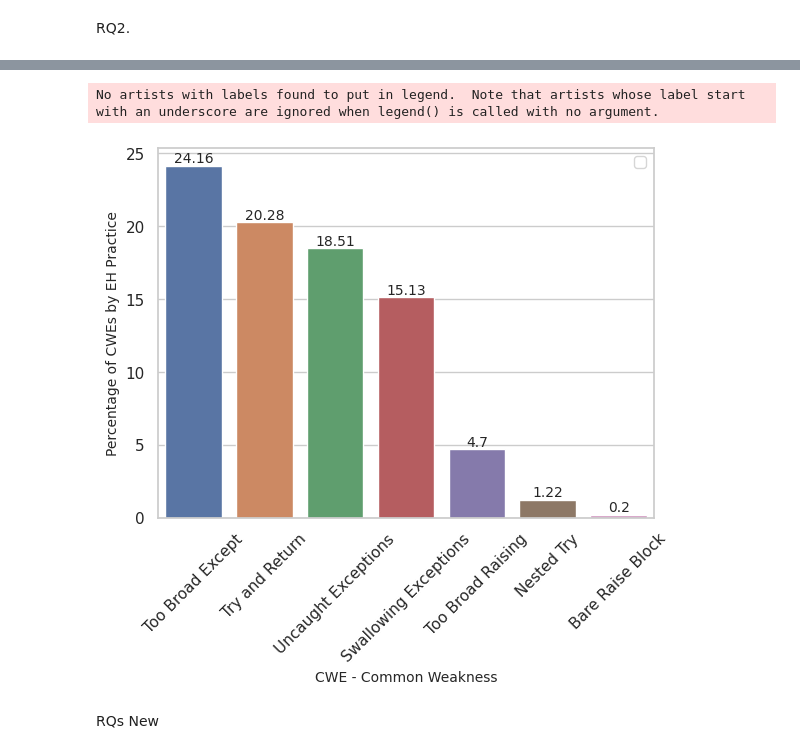
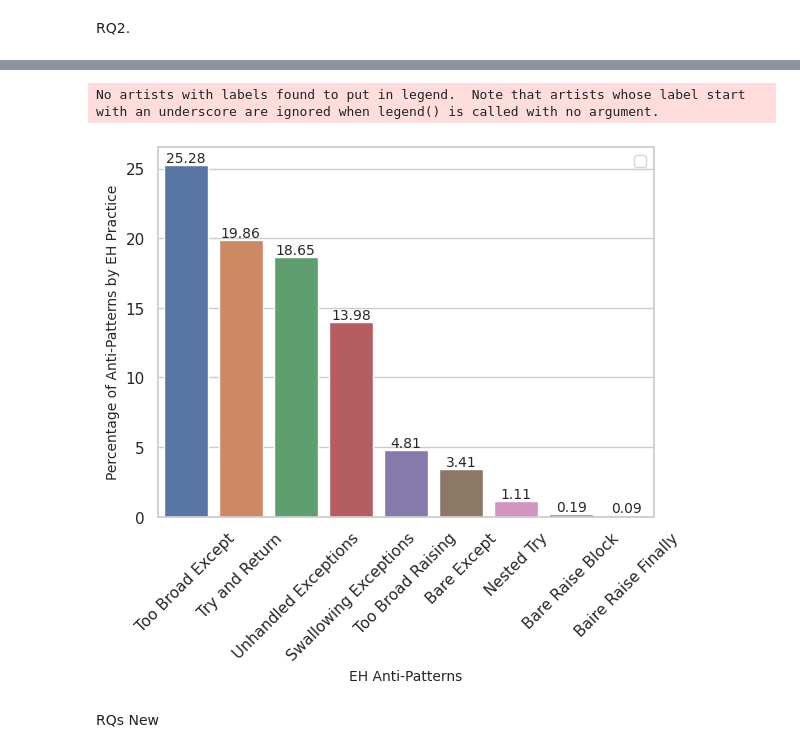
Before and after one commit to r4phael/exception-miner-multi, a Jupyter notebook: notebooks/eh_py_analysis.ipynb, the cells around one changed output, grey strips where cells are left out. Drawn from its saved outputs; the diff is of its cells as text; code cells hidden in the pictures.

```diff
--- a/notebooks/eh_py_analysis.ipynb
+++ b/notebooks/eh_py_analysis.ipynb
@@ -570,8 +551,9 @@ Index(['file', 'function', 'func_body', 'n_try_except', 'n_try_pass',
       dtype='object')
 # %%
 df_rq2 = df.agg({'function': ['count'], 'n_captures_misplaced_bare_raise_uni': ['sum'], 'n_generic_except_uni': ['sum'], 'n_captures_broad_raise_uni': ['sum'], 'n_try_pass_uni': ['sum'],
-                 'n_try_return_uni': ['sum'], 'n_nested_try_uni': ['sum'], 'n_uncaught_exceptions_uni': ['sum'], 'n_try_except_uni' : ['sum'], 'n_raise_uni' : ['sum']})
-df_rq2 = df_rq2111.max().to_frame().T
+                 'n_try_return_uni': ['sum'], 'n_nested_try_uni': ['sum'], 'n_uncaught_exceptions_uni': ['sum'], 'n_try_except_uni' : ['sum'], 'n_raise_uni' : ['sum'],
+                 'n_bare_raise_finally' : ['sum'], 'n_bare_except' : ['sum'], 'n_finally_uni' : ['sum']})
+df_rq2 = df_rq2.max().to_frame().T
 # %%
 df_rq2
 # %% [output]
@@ -584,11 +566,15 @@ df_rq2['perc_n_generic_except_uni'] = (df_rq2['n_generic_except_uni']/ df_rq2['n
 df_rq2['perc_uncaught_exceptions_uni'] = (df_rq2['n_uncaught_exceptions_uni']/ df_rq2['n_try_except_uni']) * 100
 df_rq2['perc_n_try_return_uni'] = (df_rq2['n_try_return_uni']/ df_rq2['n_try_except_uni']) * 100
 df_rq2['perc_n_nested_try_uni'] = (df_rq2['n_nested_try_uni']/ df_rq2['n_try_except_uni']) * 100
+df_rq2['perc_n_bare_except'] = (df_rq2['n_bare_except']/ df_rq2['n_try_except_uni']) * 100
 
 #Raise
 df_rq2['perc_n_captures_misplaced_bare_raise_uni'] = (df_rq2['n_captures_misplaced_bare_raise_uni']/ df_rq2['n_raise_uni']) * 100
 df_rq2['perc_n_captures_broad_raise_uni'] = (df_rq2['n_captures_broad_raise_uni']/ df_rq2['n_raise_uni']) * 100
 
+#Finally
+df_rq2['perc_n_bare_raise_finally'] = (df_rq2['n_bare_raise_finally']/ df_rq2['n_finally_uni']) * 100
+
 df_rq2
 # %% [output]
 |  | function | n_captures_misplaced_bare_raise_uni | n_generic_except_uni | n_captures_broad_raise_uni | n_try_pass_uni | ... |
@@ -596,5 +583,6 @@ df_rq2
 # %%
-df_total_rq2 = df_rq2.loc[:, ["perc_n_nested_try_uni", "perc_n_try_pass_uni", "perc_n_generic_except_uni", "perc_uncaught_exceptions_uni", "perc_n_try_return_uni", "perc_n_captures_misplaced_bare_raise_uni", "perc_n_captures_broad_raise_uni"]]
+df_total_rq2 = df_rq2.loc[:, ["perc_n_nested_try_uni", "perc_n_try_pass_uni", "perc_n_generic_except_uni", "perc_uncaught_exceptions_uni", "perc_n_try_return_uni",
+                              "perc_n_captures_misplaced_bare_raise_uni", "perc_n_captures_broad_raise_uni", "perc_n_bare_except", "perc_n_bare_raise_finally"]]
 df_total_rq2
 # %% [output]
 |  | perc_n_nested_try_uni | perc_n_try_pass_uni | perc_n_generic_except_uni | perc_uncaught_exceptions_uni | ... |
@@ -602,4 +590,4 @@ df_total_rq2
 # %%
-df_total_rq2.columns = ['Nested Try', 'Swallowing Exceptions', 'Too Broad Except', 'Uncaught Exceptions', 'Try and Return', 'Bare Raise Block', 'Too Broad Raising']
+df_total_rq2.columns = ['Nested Try', 'Swallowing Exceptions', 'Too Broad Except', 'Unhandled Exceptions', 'Try and Return', 'Bare Raise Block', 'Too Broad Raising', 'Bare Except', 'Baire Raise Finally']
 df_total_rq2
 # %% [output]
@@ -637,19 +629,19 @@ df_total_rq2
 # %%
 import seaborn as sns
 sns.set_theme(style="whitegrid")
 
 ax = sns.barplot(data=df_total_rq2, x="Exception Handling", y="Percentage")
-plt.ylabel("Percentage of CWEs by EH Practice", fontsize= 10)
-plt.xlabel("CWE - Common Weakness", fontsize= 10)
+plt.ylabel("Percentage of Anti-Patterns by EH Practice", fontsize= 10)
+plt.xlabel("EH Anti-Patterns", fontsize= 10)
 plt.tick_params(axis='x', rotation=45)
 plt.legend(loc="best", ncol=3)
 plt.title("", fontsize= 15)
 
 for i in ax.containers:
     ax.bar_label(i, fontsize=10)
 # %% [output]
 No artists with labels found to put in legend.  Note that artists whose label start with an underscore are ignored when legend() is called with no argument.
-[figure, old version]
+[figure, new version]
 # %% [markdown]
 RQs New
 # %%
```
Also changed, not shown: parts of 42 cells of this notebook, 3 other files.
